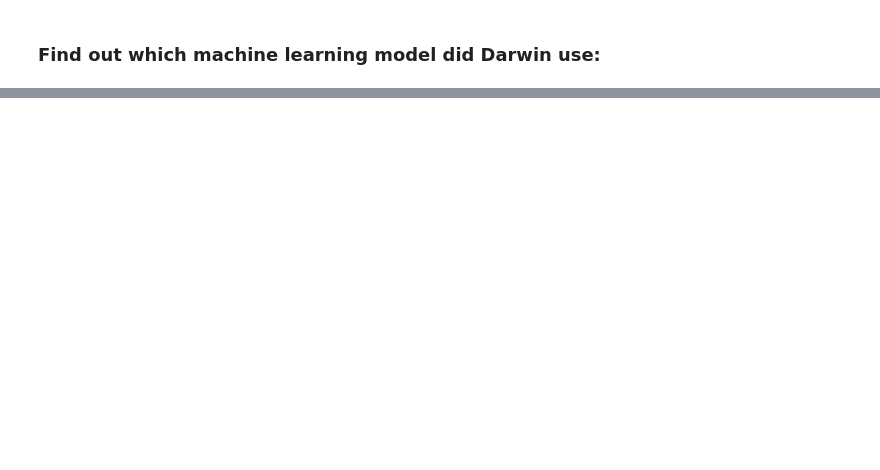
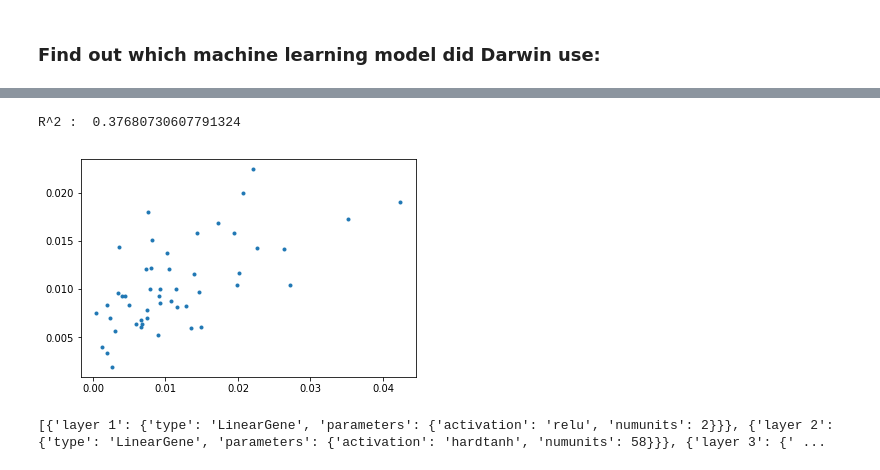
Before and after one commit to justin-kang/CS-363D-Project, a Jupyter notebook: Darwin Project.ipynb, the cells around one changed output, grey strips where cells are left out. Drawn from its saved outputs; the diff is of its cells as text; code cells hidden in the pictures; blank space fills up the shorter version.

```diff
--- a/Darwin Project.ipynb
+++ b/Darwin Project.ipynb
@@ -198,0 +300,4 @@ print(model_type['description']['best_genome'])
+# %%
+test_set = labeled_df.iloc[:start, :]
+test_set.to_csv('test_data.csv', index=False)
+test_set.head()
@@ -198,0 +327,4 @@ print(model_type['description']['best_genome'])
+# %%
+status, artifact = ds.run_model("test_data.csv", model)
+sleep(1)
+ds.wait_for_job(artifact['job_name'])
@@ -198,0 +334,3 @@ print(model_type['description']['best_genome'])
+# %%
+status, prediction = ds.download_artifact(artifact['artifact_name'])
+prediction.head()
@@ -198,0 +344,13 @@ print(model_type['description']['best_genome'])
+# %%
+#Plot predictions vs actual
+plt.plot(test_set["2017-2018"], prediction["2017-2018"], '.')
+#plt.plot([0,2.3e7],[0,2.3e7],'--k')
+print('R^2 : ', r2_score(test_set["2017-2018"], prediction["2017-2018"]))
+# %% [output]
+R^2 :  0.37680730607791324
+[figure, added]
+# %%
+status, model_type = ds.lookup_model_name(model)
+print(model_type['description']['best_genome'])
+# %% [output]
+[{'layer 1': {'type': 'LinearGene', 'parameters': {'activation': 'relu', 'numunits': 2}}}, {'layer 2': {'type': 'LinearGene', 'parameters': {'activation': 'hardtanh', 'numunits': 58}}}, {'layer 3': {' ...
```
Also changed, not shown: parts of 39 cells of this notebook.
